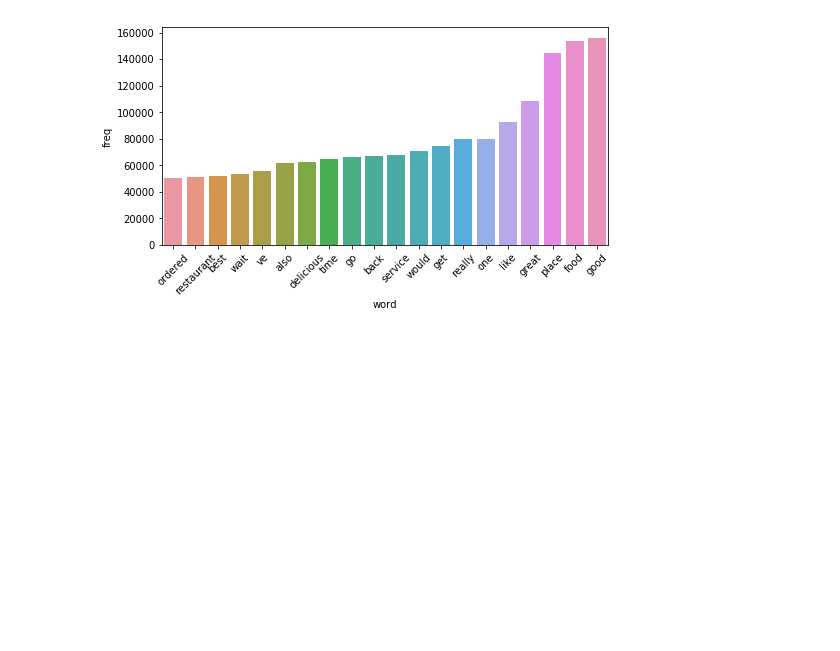
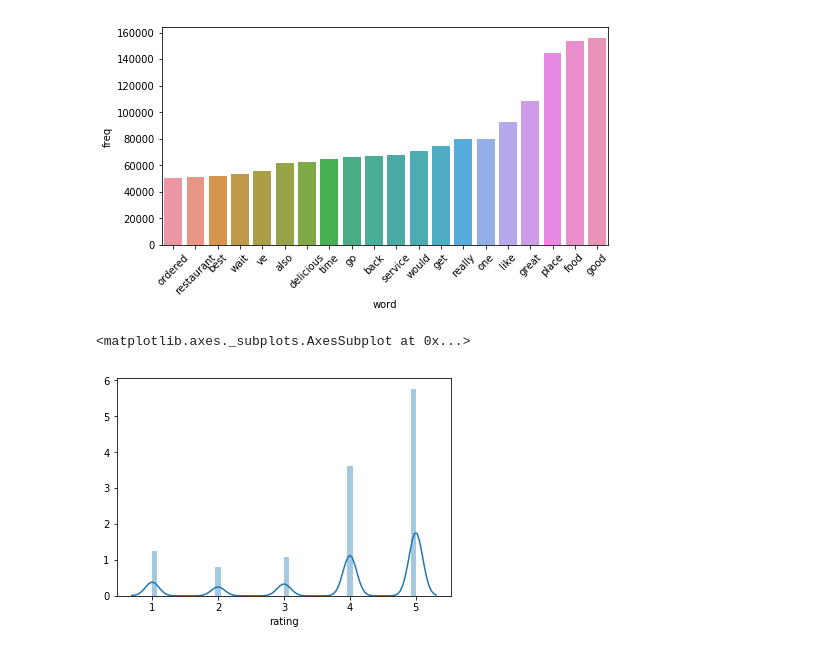
Before and after one commit to ameliachu/fake-review-detection-project, a Jupyter notebook: notebooks/ac4119/00-exploratory-analysis.ipynb, the cells around one changed output. Drawn from its saved outputs; the diff is of its cells as text; code cells hidden in the pictures; blank space fills up the shorter version.

```diff
--- a/notebooks/ac4119/00-exploratory-analysis.ipynb
+++ b/notebooks/ac4119/00-exploratory-analysis.ipynb
@@ -76,7 +78,8 @@ def rm_puctuation(tokens):
     init_filter = [w for w in tokens if w not in string.punctuation]
     table = str.maketrans('', '', string.punctuation)
     stripped = [w.translate(table) for w in init_filter]
-    return stripped
+    clean = [w for w in stripped if w not in ['',' ']]
+    return clean
 
 def filter_tokens(tokens):
     filtered = rm_stop_words(tokens)
@@ -174,3 +201,8 @@ plt.xticks(rotation=45)
 (array([ 0,  1,  2,  3,  4,  5,  6,  7,  8,  9, 10, 11, 12, 13, 14, 15, 16,
         17, 18, 19]), <a list of 20 Text xticklabel objects>)
 [figure]
+# %%
+sns.distplot(train[train['label']==1]['rating'])
+# %% [output]
+<matplotlib.axes._subplots.AxesSubplot at 0x...>
+[figure, added]
```
Also changed, not shown: parts of 5 cells of this notebook, 1 other file.
